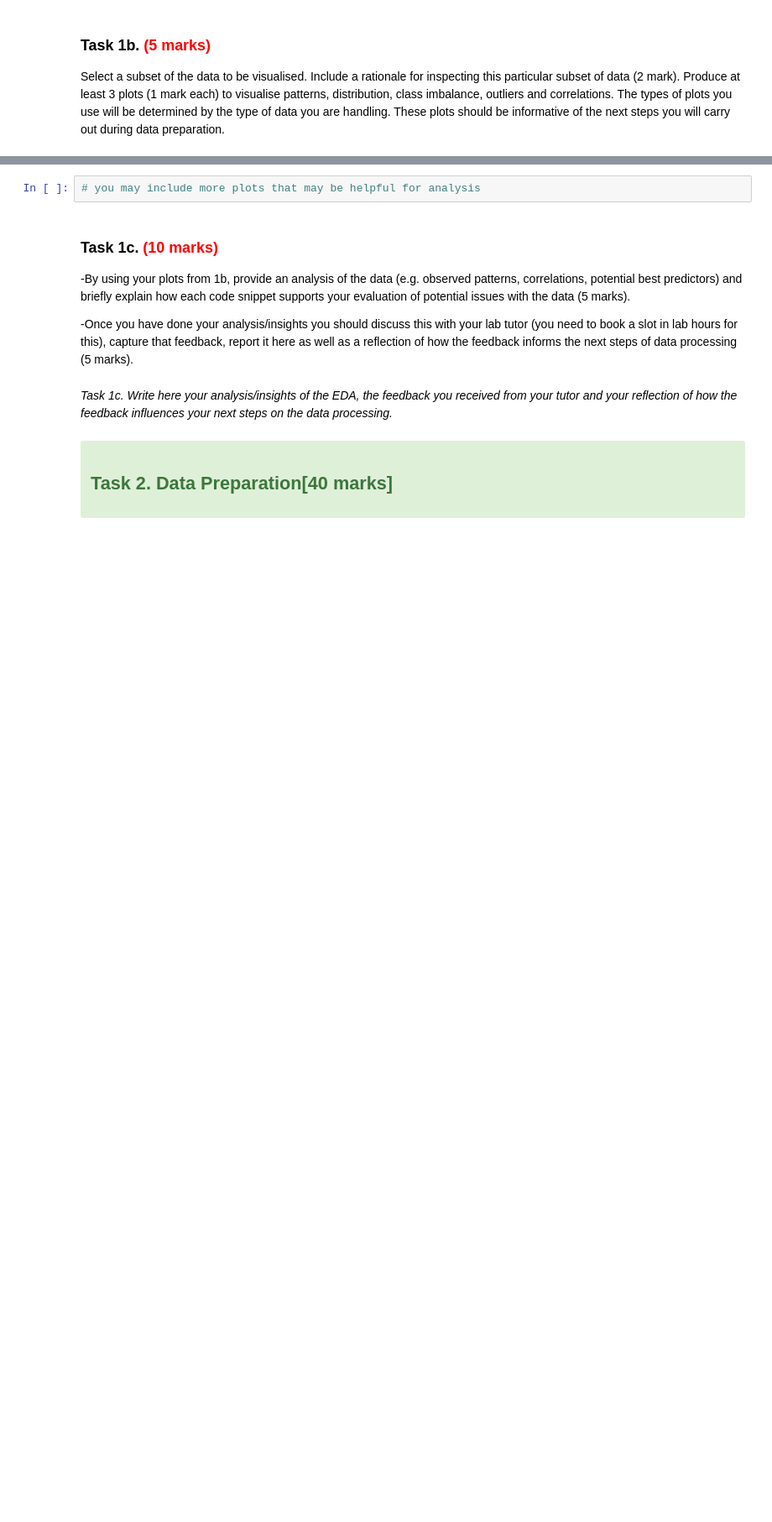
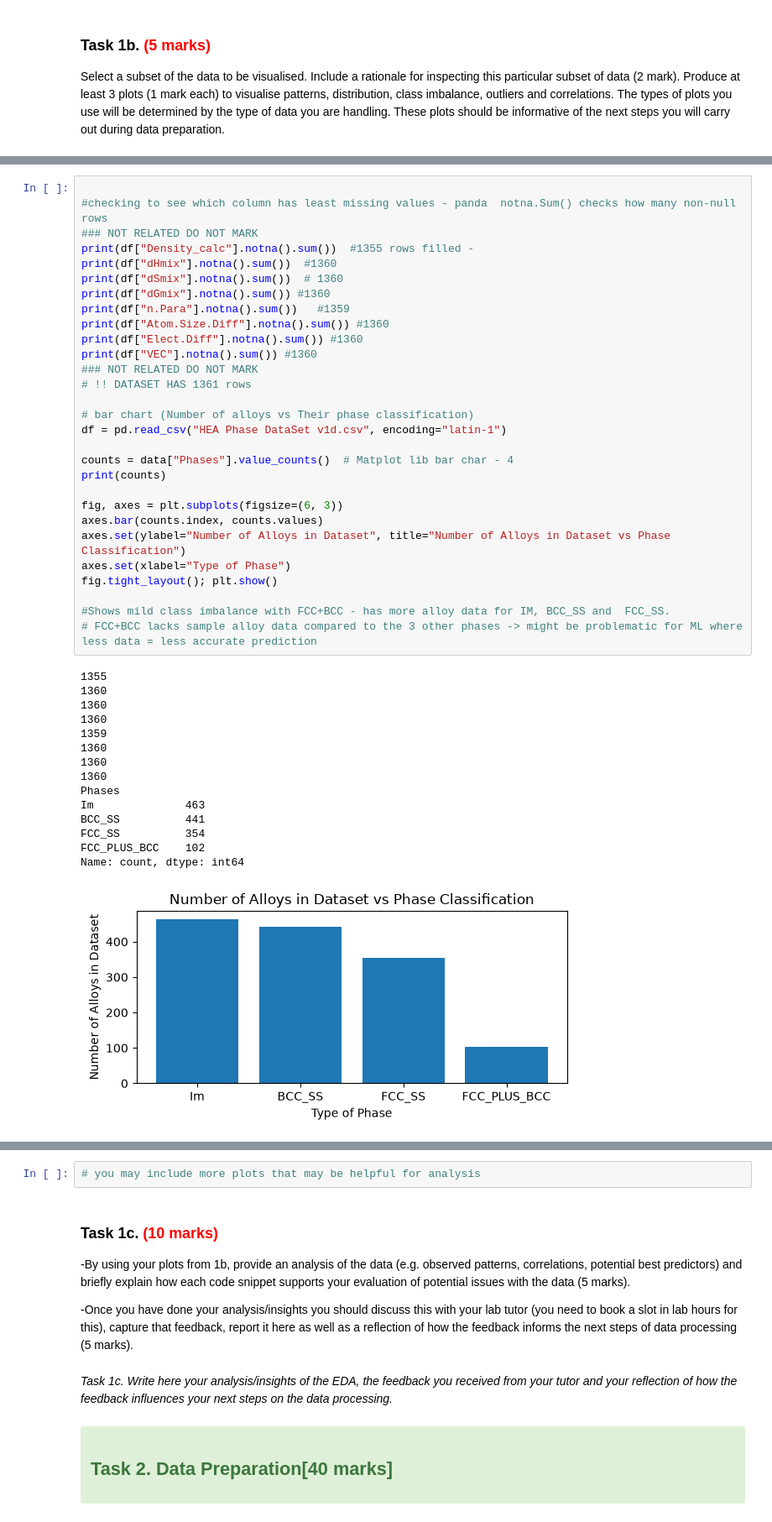
Before and after one commit to efyct6/Machine-Learning, a Jupyter notebook: mmme4125-coursework_2026.ipynb, the cells around one changed output, grey strips where cells are left out. Shown at 84% size. Drawn from its saved outputs; the diff is of its cells as text; blank space fills up the shorter version.

```diff
--- a/mmme4125-coursework_2026.ipynb
+++ b/mmme4125-coursework_2026.ipynb
@@ -121,0 +143,45 @@ subset = pd.read_csv("HEA Phase DataSet v1d.csv", encoding="latin-1")
+# %%
+
+#checking to see which column has least missing values - panda  notna.Sum() checks how many non-null rows
+### NOT RELATED DO NOT MARK
+print(df["Density_calc"].notna().sum())  #1355 rows filled -
+print(df["dHmix"].notna().sum())  #1360
+print(df["dSmix"].notna().sum())  # 1360
+print(df["dGmix"].notna().sum()) #1360
+print(df["n.Para"].notna().sum())   #1359
+print(df["Atom.Size.Diff"].notna().sum()) #1360
+print(df["Elect.Diff"].notna().sum()) #1360
+print(df["VEC"].notna().sum()) #1360
+### NOT RELATED DO NOT MARK
+# !! DATASET HAS 1361 rows
+
+# bar chart (Number of alloys vs Their phase classification)
+df = pd.read_csv("HEA Phase DataSet v1d.csv", encoding="latin-1")
+
+counts = data["Phases"].value_counts()  # Matplot lib bar char - 4
+print(counts)
+
+fig, axes = plt.subplots(figsize=(6, 3))
+axes.bar(counts.index, counts.values)
+axes.set(ylabel="Number of Alloys in Dataset", title="Number of Alloys in Dataset vs Phase Classification")
+axes.set(xlabel="Type of Phase")
+fig.tight_layout(); plt.show()
+
+#Shows mild class imbalance with FCC+BCC - has more alloy data for IM, BCC_SS and  FCC_SS.
+# FCC+BCC lacks sample alloy data compared to the 3 other phases -> might be problematic for ML where less data = less accurate prediction
+# %% [output]
+1355
+1360
+1360
+1360
+1359
+1360
+1360
+1360
+Phases
+Im              463
+BCC_SS          441
+FCC_SS          354
+FCC_PLUS_BCC    102
+Name: count, dtype: int64
+[figure, added]
```
Also changed, not shown: parts of 7 cells of this notebook, 2 other files.
